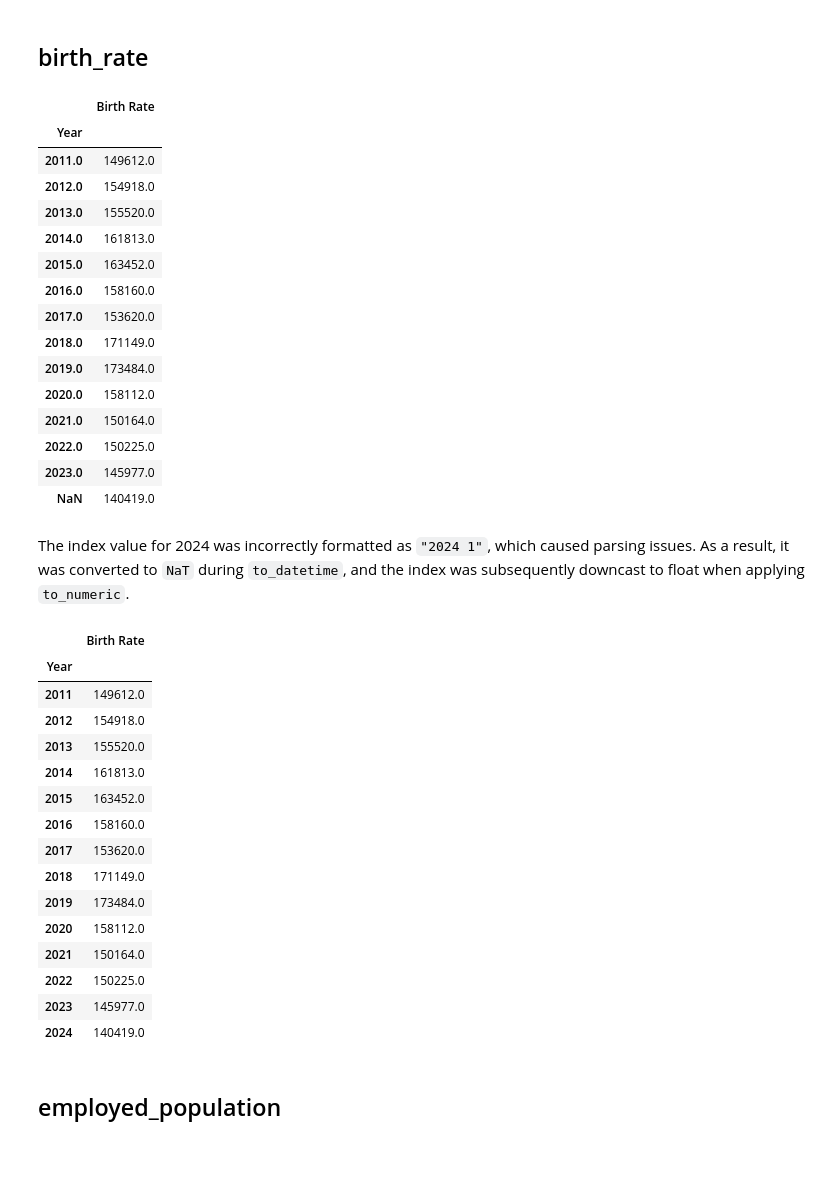
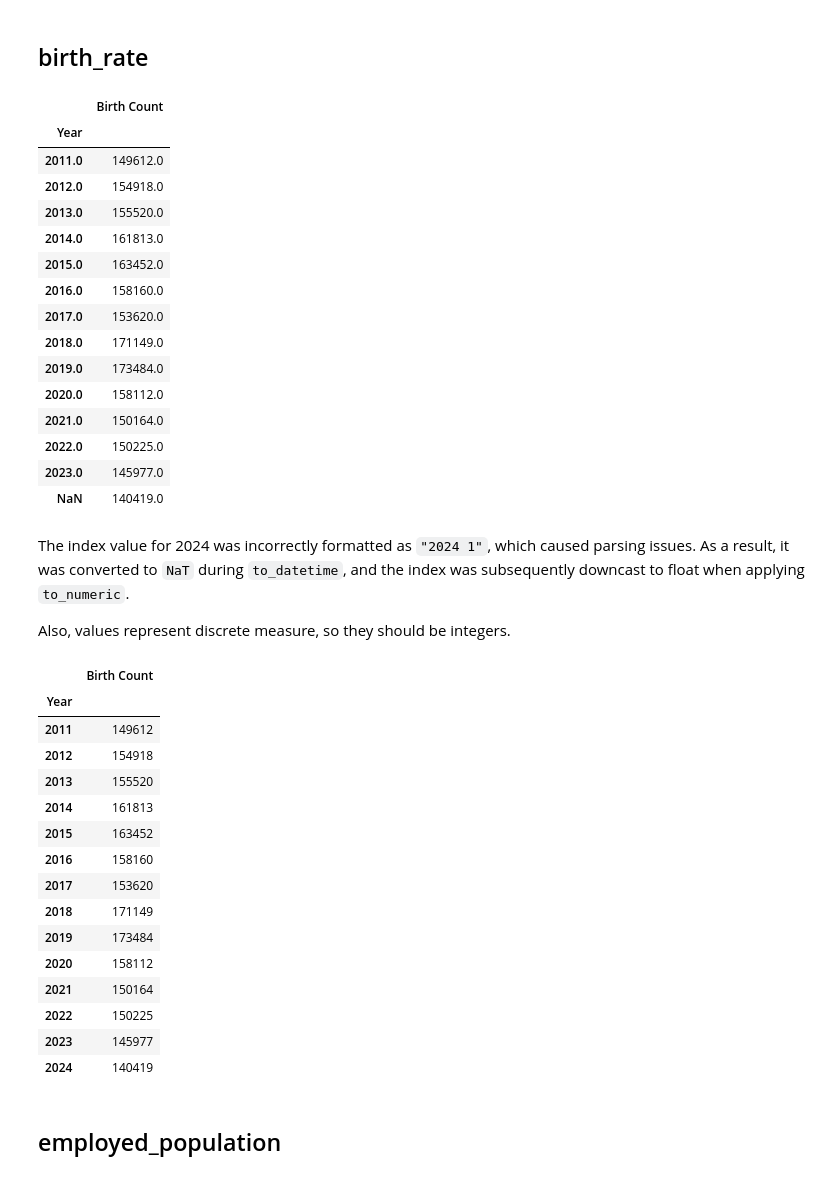
Before and after one commit to rus5sp/DAV-Project, a Jupyter notebook: cleaning.ipynb, the cells around one changed output. Saved outputs shown, nothing was run; the diff lists cells and outputs as text; code cells hidden in the pictures.

```diff
--- a/cleaning.ipynb
+++ b/cleaning.ipynb
@@ -6,7 +6,7 @@ import pandas as pd
 As was determined by inspecting files in Excel, different datasets have headers in different rows. Therefore, `header` is set variably to correctly display column names.
 # %%
 # economy
-birth_rate = pd.read_excel("data/raw/economy/birth_rate.xlsx", header=3)
+birth_count = pd.read_excel("data/raw/economy/birth_count.xlsx", header=3)
 employed_population = pd.read_excel("data/raw/economy/employed_population.xls", header=3)
 gdp_per_capita = pd.read_excel("data/raw/economy/gdp_per_capita.xlsx", header=2)
 monthly_salaries = pd.read_excel("data/raw/economy/monthly_salaries.xlsx", header=4)
@@ -389,15 +389,15 @@ def clean_dataset(dataset, drop_nans=True, drop_cols=None, min_year=2011, datase
 # %% [markdown]
 ## birth_rate
 # %%
-clean_birth_rate = clean_dataset(
-    birth_rate,
+clean_birth_count = clean_dataset(
+    birth_count,
     drop_cols=['Көрсөткүчтөрдүн аталыштары', 'Наименование показателей'],
     dataset_type='economy',
-    value='Birth Rate'
+    value='Birth Count'
 )
-clean_birth_rate
+clean_birth_count
 # %% [output]
-|  | Birth Rate |
+|  | Birth Count |
 | Year |  |
 | 2011.0 | 149612.0 |
 | 2012.0 | 154918.0 |
@@ -415,28 +415,31 @@ clean_birth_rate
 | NaN | 140419.0 |
 # %% [markdown]
 The index value for 2024 was incorrectly formatted as `"2024 1"`, which caused parsing issues. As a result, it was converted to `NaT` during `to_datetime`, and the index was subsequently downcast to float when applying `to_numeric`.
+
+Also, values represent discrete measure, so they should be integers.
 # %%
-clean_birth_rate.index = pd.to_numeric(clean_birth_rate.index, errors='coerce')
-clean_birth_rate.index = clean_birth_rate.index.fillna(2024).astype(int)
-clean_birth_rate.index = pd.to_datetime(clean_birth_rate.index, format='%Y').year
-clean_birth_rate
+clean_birth_count.index = pd.to_numeric(clean_birth_count.index, errors='coerce')
+clean_birth_count.index = clean_birth_count.index.fillna(2024).astype(int)
+clean_birth_count.index = pd.to_datetime(clean_birth_count.index, format='%Y').year
+clean_birth_count = clean_birth_count.astype(int)
+clean_birth_count
 # %% [output]
-|  | Birth Rate |
+|  | Birth Count |
 | Year |  |
-| 2011 | 149612.0 |
-| 2012 | 154918.0 |
-| 2013 | 155520.0 |
-| 2014 | 161813.0 |
-| 2015 | 163452.0 |
-| 2016 | 158160.0 |
-| 2017 | 153620.0 |
-| 2018 | 171149.0 |
-| 2019 | 173484.0 |
-| 2020 | 158112.0 |
-| 2021 | 150164.0 |
-| 2022 | 150225.0 |
-| 2023 | 145977.0 |
-| 2024 | 140419.0 |
+| 2011 | 149612 |
+| 2012 | 154918 |
+| 2013 | 155520 |
+| 2014 | 161813 |
+| 2015 | 163452 |
+| 2016 | 158160 |
+| 2017 | 153620 |
+| 2018 | 171149 |
+| 2019 | 173484 |
+| 2020 | 158112 |
+| 2021 | 150164 |
+| 2022 | 150225 |
+| 2023 | 145977 |
+| 2024 | 140419 |
 # %% [markdown]
 ## employed_population
 # %%
```
Also changed, not shown: parts of 10 cells of this notebook.
